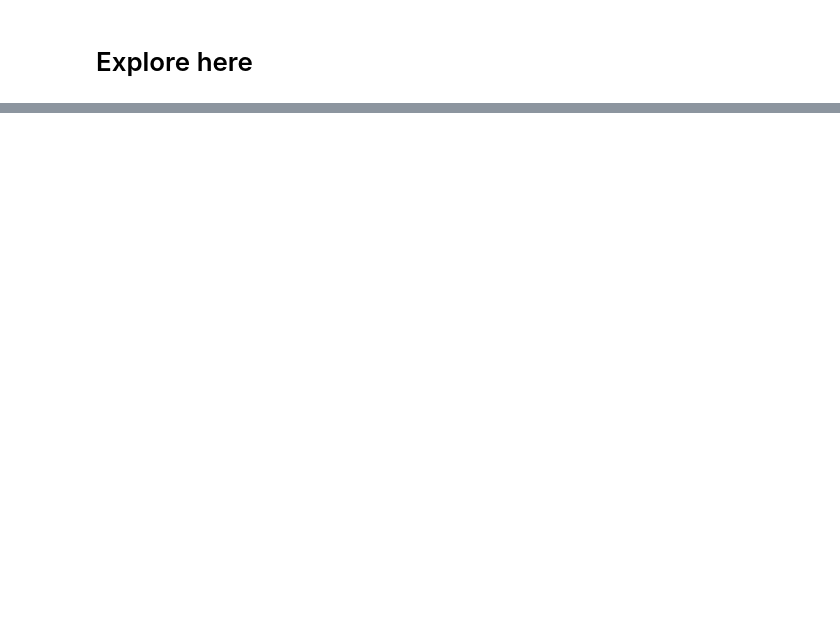
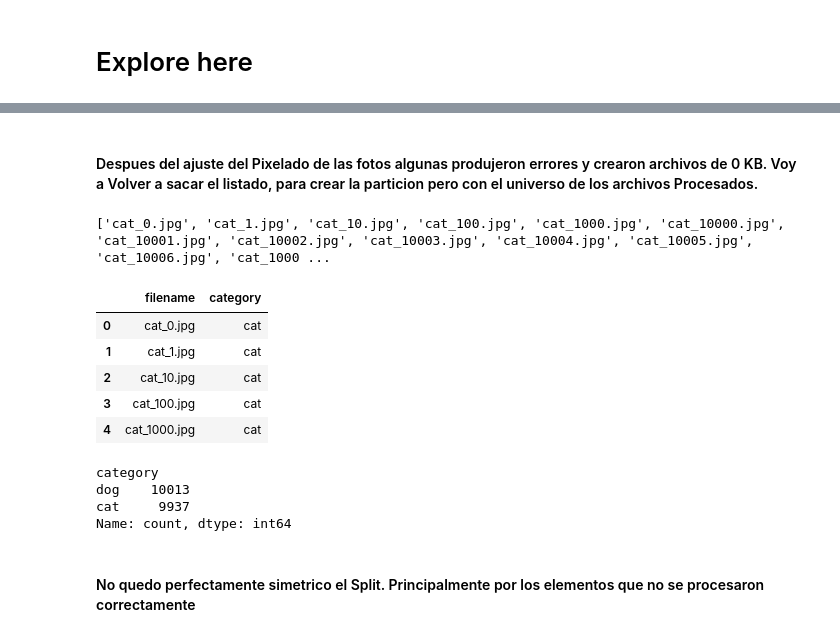
Before and after one commit to pcaliman2/24_Deep_Learning, a Jupyter notebook: src/explore.ipynb, the cells around one changed output, grey strips where cells are left out. Saved outputs shown, nothing was run; the diff lists cells and outputs as text; code cells hidden in the pictures; blank space fills up the shorter version.

Commit message:
Ajuste_En_la_Data_Inicial

```diff
--- a/src/explore.ipynb
+++ b/src/explore.ipynb
@@ -112,3 +100,49 @@ for filename in filenames:
 
     except Exception as e:
         print(f"Error procesando {filename}: {e}")
+# %% [markdown]
+#### Despues del ajuste del Pixelado de las fotos algunas produjeron errores y crearon archivos de 0 KB.  Voy a Volver a sacar el listado, para crear la particion pero con el universo de los archivos Procesados.
+# %%
+import os
+
+folder = "../../imagenes/cats_and_dogs_filtered"
+
+# Obtener lista de archivos con tamaño distinto de cero
+files = [
+    f for f in os.listdir(folder)
+    if os.path.isfile(os.path.join(folder, f)) and os.path.getsize(os.path.join(folder, f)) > 0
+]
+
+print(files)
+# %% [output]
+['cat_0.jpg', 'cat_1.jpg', 'cat_10.jpg', 'cat_100.jpg', 'cat_1000.jpg', 'cat_10000.jpg', 'cat_10001.jpg', 'cat_10002.jpg', 'cat_10003.jpg', 'cat_10004.jpg', 'cat_10005.jpg', 'cat_10006.jpg', 'cat_1000 ...
+# %%
+# Todos los archivos tienen la palabra dog o cat en su nombre.  con eso podemos crear una columna que asocie el nombre
+# Del archivo y su contenido con la informacion que tiene dentro.
+
+categories = ['dog' if file.split('_')[0] == 'dog' else 'cat' for file in files]
+
+total_data = pd.DataFrame({'filename': files, 'category': categories})
+total_data.head()
+# %% [output]
+|  | filename | category |
+| 0 | cat_0.jpg | cat |
+| 1 | cat_1.jpg | cat |
+| 2 | cat_10.jpg | cat |
+| 3 | cat_100.jpg | cat |
+| 4 | cat_1000.jpg | cat |
+# %%
+#vamos a crear dos Dataframes con esas dos columnas.  Una para el traning y otra para el test.
+#  Vamos a Separarla con al 20% y con un randon_state de 42
+
+train_data, test_data = train_test_split(total_data, test_size=0.20, random_state=42)
+train_data = train_data.reset_index(drop=True)
+test_data = test_data.reset_index(drop=True)
+print(train_data['category'].value_counts())
+# %% [output]
+category
+dog    10013
+cat     9937
+Name: count, dtype: int64
+# %% [markdown]
+#### No quedo perfectamente simetrico el Split. Principalmente por los elementos que no se procesaron correctamente
```
Also changed, not shown: parts of 11 cells of this notebook.
